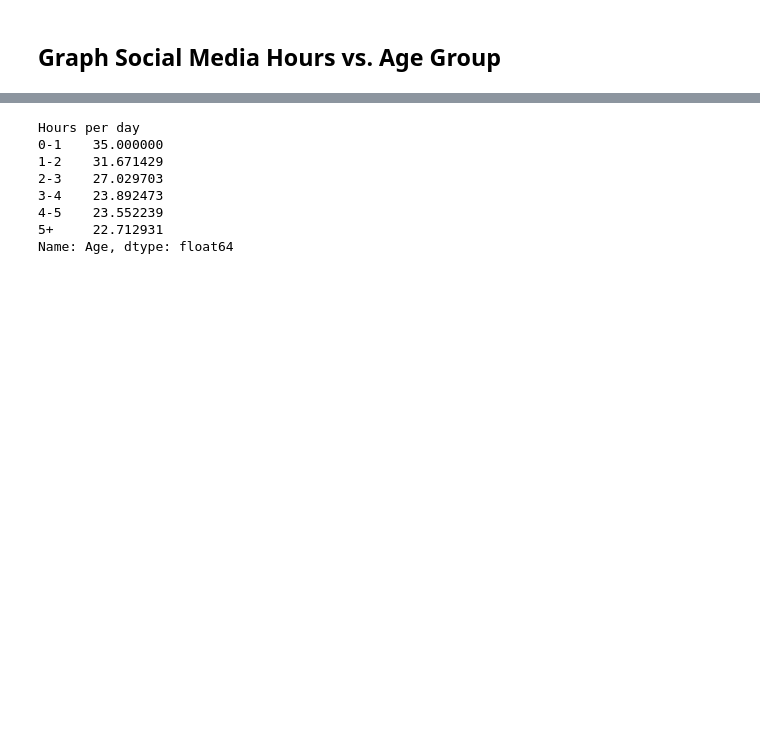
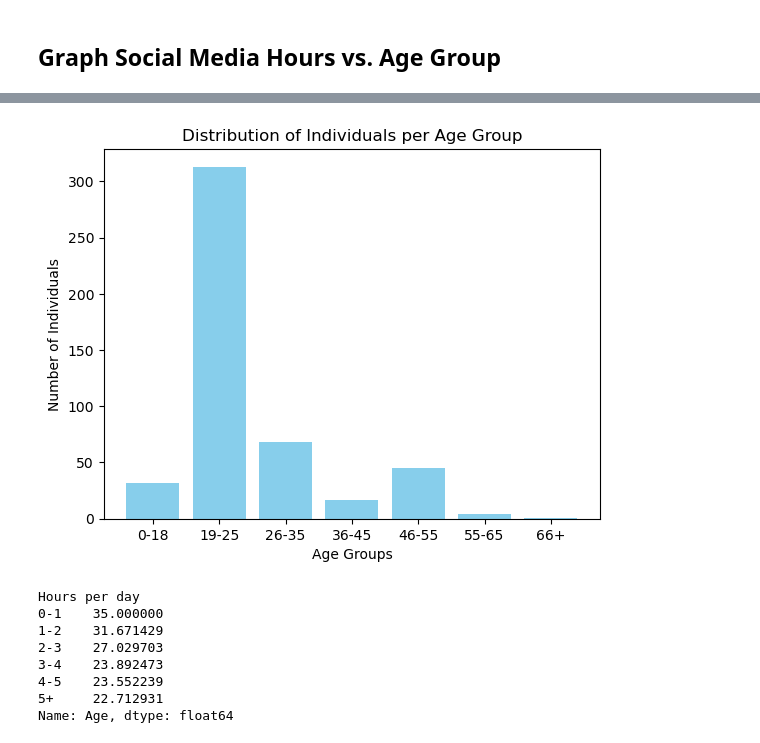
Before and after one commit to DominicT1995/EDA-Social-Media-Mental-Health, a Jupyter notebook: Project_Mental_Health/mental_health_project_final.ipynb, the cells around one changed output, grey strips where cells are left out. Saved outputs shown, nothing was run; the diff lists cells and outputs as text; code cells hidden in the pictures; blank space fills up the shorter version.

```diff
--- a/Project_Mental_Health/mental_health_project_final.ipynb
+++ b/Project_Mental_Health/mental_health_project_final.ipynb
@@ -246,6 +246,19 @@ survey_df.head()
 | 2 | 21.0 | Female | Single | University Student | University | Yes | Facebook, Instagram, YouTube, Pin... | ... |
 | 3 | 21.0 | Female | Single | University Student | University | Yes | Facebook, Instagram | ... |
 | 4 | 21.0 | Female | Single | University Student | University | Yes | Facebook, Instagram, YouTube | ... |
+# %%
+# Create a bar chart of age distribution
+count_per_group = survey_df['Age groups'].value_counts().sort_index()
+
+plt.bar(count_per_group.index, count_per_group, color='skyblue')
+plt.xlabel('Age Groups')
+plt.ylabel('Number of Individuals')
+plt.title('Distribution of Individuals per Age Group')
+
+plt.savefig("../Data_output/age_groups_count_bar_graph.png")
+plt.show()
+# %% [output]
+[figure, added]
 # %%
 # Acquire average age of users for each length of use per day
 age_time_avg = survey_df.groupby(["Hours per day"])["Age"].mean()
```
Also changed, not shown: parts of 6 cells of this notebook, 3 other files.
